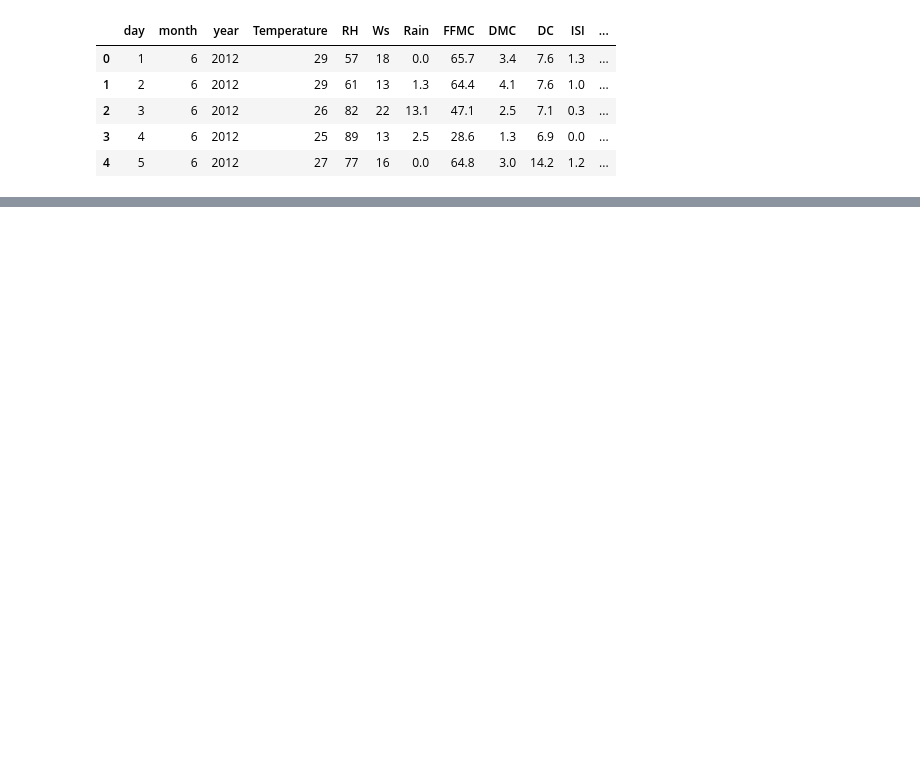
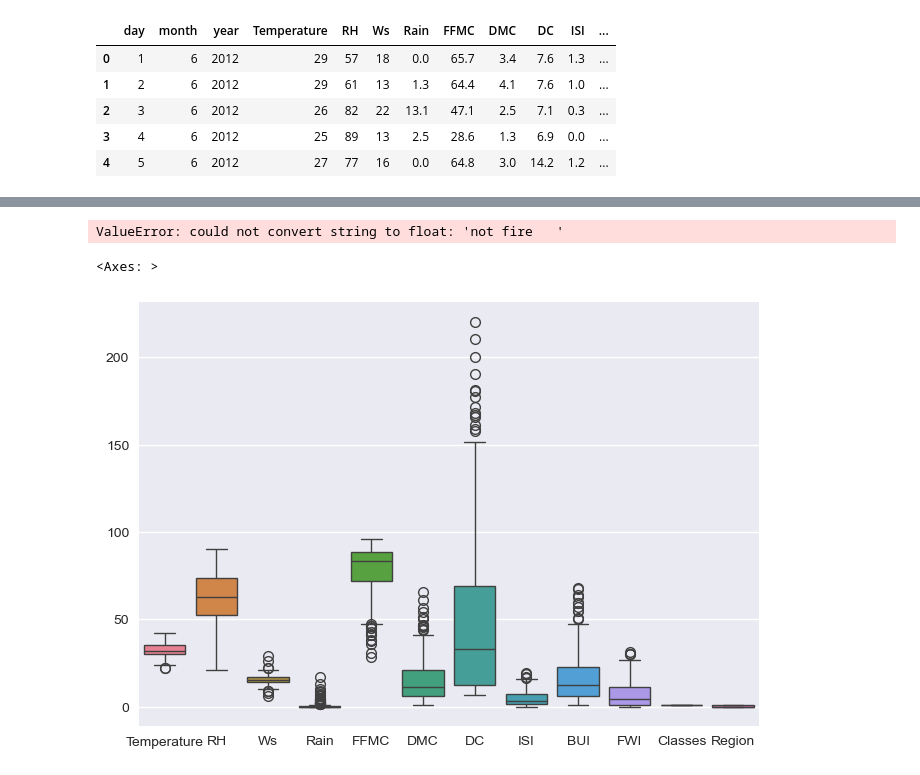
Before and after one commit to SonuPriyanshuok146/Machine-Learning-and-NLP, a Jupyter notebook: Python/20-Ridge Lasso and ElasticNet/DataCleaning.ipynb, the cells around one changed output, grey strips where cells are left out. Saved outputs shown, nothing was run; the diff lists cells and outputs as text; code cells hidden in the pictures; blank space fills up the shorter version.

```diff
--- a/Python/20-Ridge Lasso and ElasticNet/DataCleaning.ipynb
+++ b/Python/20-Ridge Lasso and ElasticNet/DataCleaning.ipynb
@@ -255,0 +344,10 @@ df.head()
+# %%
+sns.heatmap(df.corr())
+# %% [output]
+ValueError: could not convert string to float: 'not fire   '
+# %%
+## Box Plots
+sns.boxplot(df_copy)
+# %% [output]
+<Axes: >
+[figure, added]
```
Also changed, not shown: parts of 16 cells of this notebook, 1 other file.
